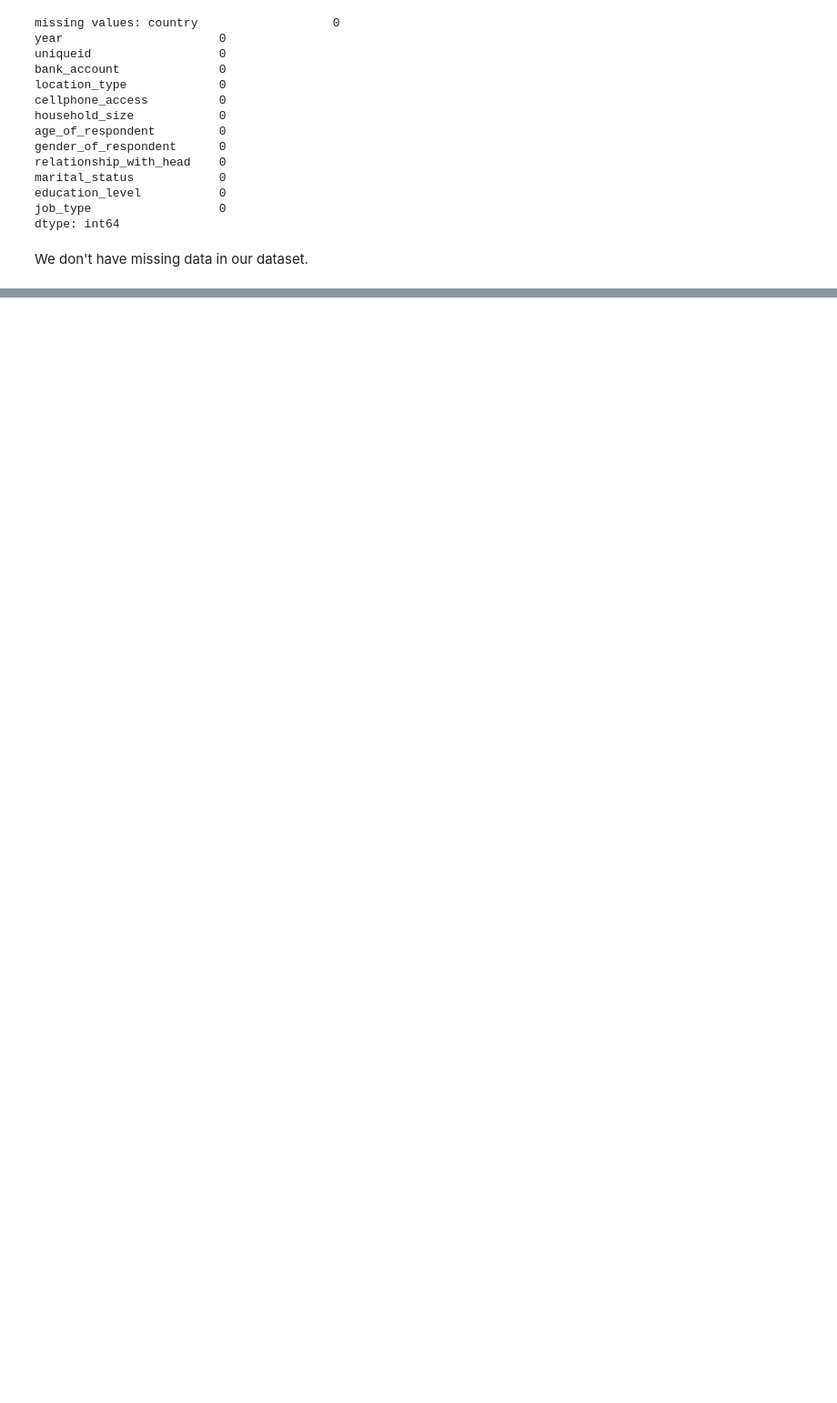
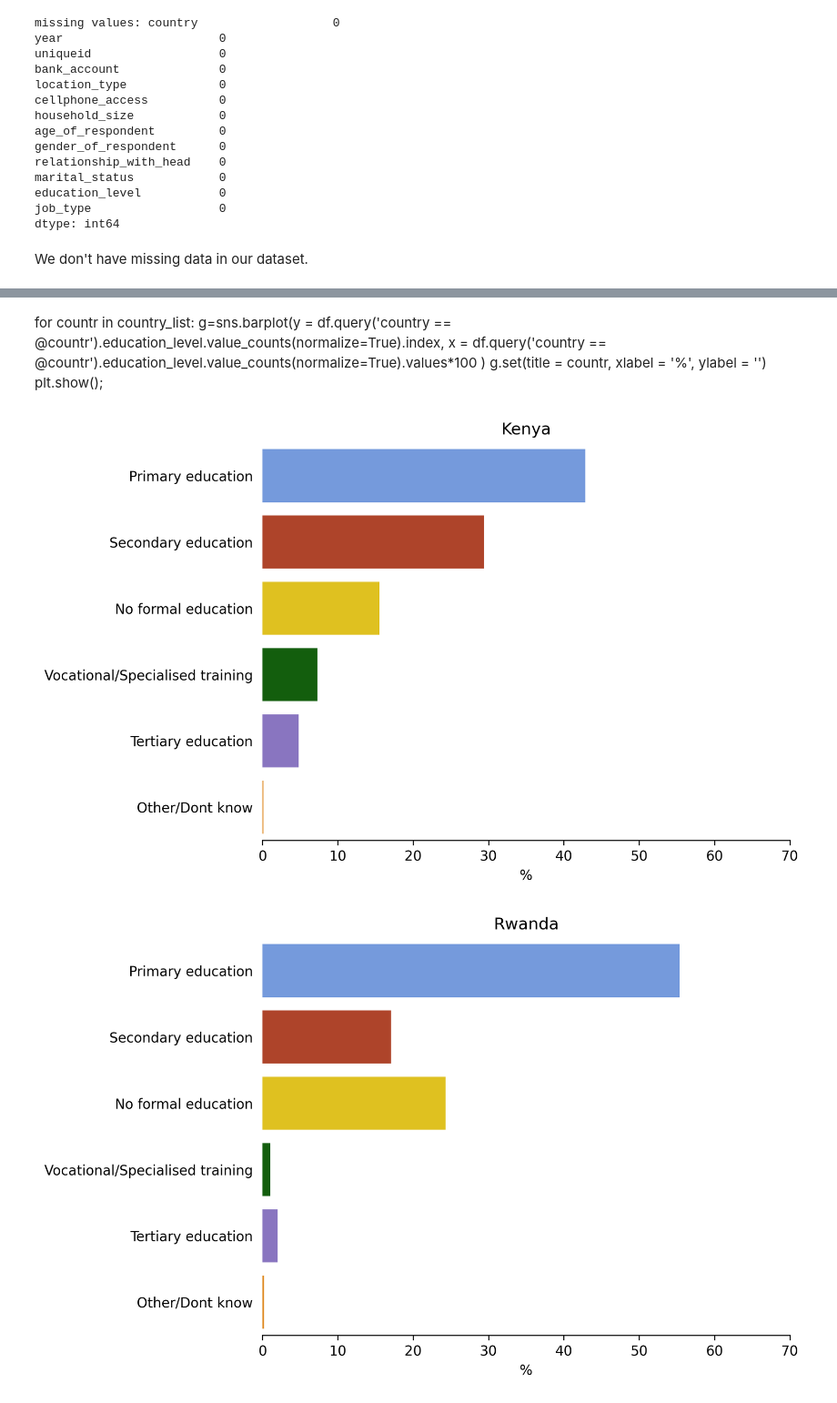
Before and after one commit to M4R1T4/ml_project_financial_inclusion, a Jupyter notebook: 01_Data_and_EDA.ipynb, the cells around one changed output, grey strips where cells are left out. Shown at 91% size. Cells and saved outputs as stored; diff of their text form; code cells hidden in the pictures; blank space fills up the shorter version.

```diff
--- a/01_Data_and_EDA.ipynb
+++ b/01_Data_and_EDA.ipynb
@@ -157,0 +264,3 @@ for item in selected_columns:
+# %%
+df['education_level'].replace('Other/Dont know/RTA','Other/Dont know', inplace=True)
+df.education_level.unique()
@@ -157,0 +271,31 @@ for item in selected_columns:
+# %%
+# get the education level as list (sorted by value)
+edc_lst = df.query('country == "Kenya"').education_level.value_counts(normalize= True).index.tolist()
+# %% [markdown]
+for countr in country_list:
+        g=sns.barplot(y = df.query('country == @countr').education_level.value_counts(normalize=True).index,
+                x = df.query('country == @countr').education_level.value_counts(normalize=True).values*100
+                )
+        g.set(title = countr,
+              xlabel = '%',
+              ylabel = '')
+        plt.show();
+# %%
+for countr in country_list:
+        fig = plt.figure(figsize=(8,5), dpi= 300)
+        g=sns.barplot(y = df.query('country == @countr').education_level.value_counts(normalize=True)[edc_lst].index,
+                x = df.query('country == @countr').education_level.value_counts(normalize=True)[edc_lst].values * 100
+                )
+        g.set(title = countr,
+              xlabel = '%',
+              ylabel = '')
+        g.tick_params(left = False)
+        g.set_xlim(0,70)
+        sns.despine(left = True)
+        picname = 'plots_and_pictures/bar_educ_level_' + countr + '.png'
+        plt.tight_layout()
+        plt.savefig(picname, transparent=False, dpi=fig.dpi)
+        plt.show();
+# %% [output]
+[figure, added]
+[figure, added]
```
Also changed, not shown: parts of 112 cells of this notebook.
